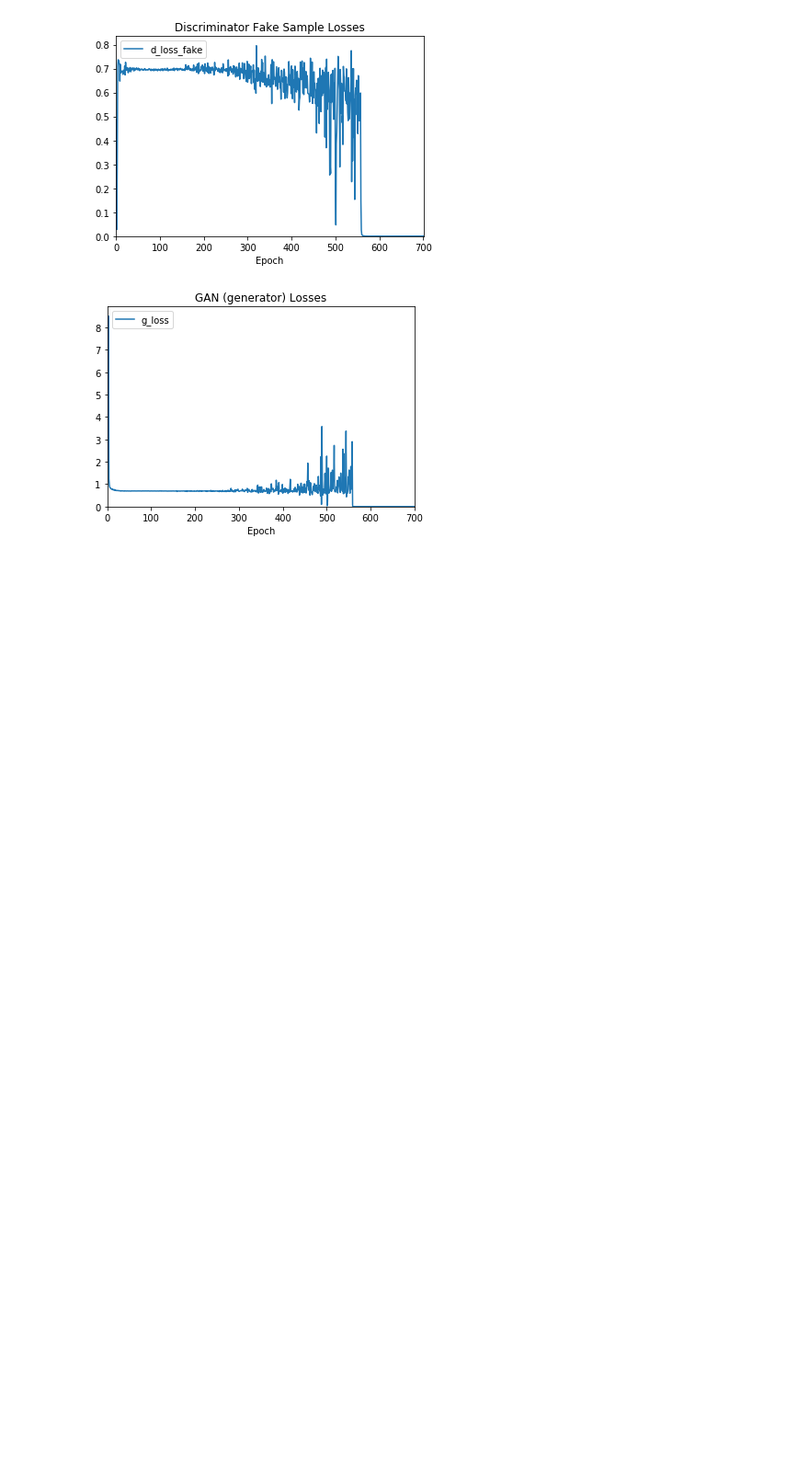
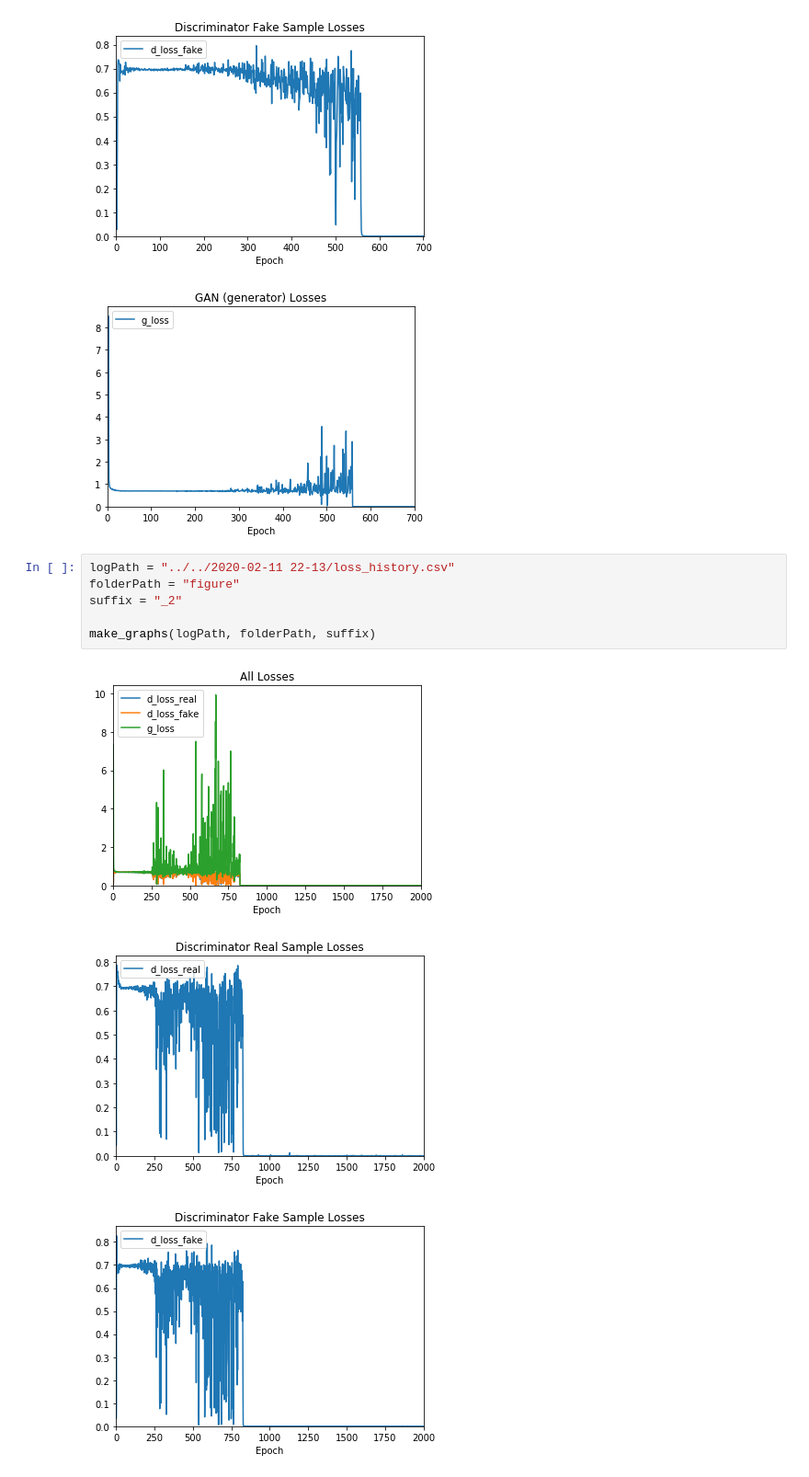
Before and after one commit to terrywang15/museG_dev, a Jupyter notebook: capstone-writing/capstone/03-findings graphing.ipynb, the cells around one changed output. Shown: that part at 92% size. Cells and saved outputs as stored; diff of their text form; blank space fills up the shorter version.

```diff
--- a/capstone-writing/capstone/03-findings graphing.ipynb
+++ b/capstone-writing/capstone/03-findings graphing.ipynb
@@ -70,3 +70,13 @@ make_graphs(logPath, folderPath, suffix)
 [figure]
 [figure]
 [figure]
+# %%
+logPath = "../../2020-02-11 22-13/loss_history.csv"
+folderPath = "figure"
+suffix = "_2"
+
+make_graphs(logPath, folderPath, suffix)
+# %% [output]
+[figure, added]
+[figure, added]
+[figure, added]
```
Also changed, not shown: parts of 5 cells of this notebook, 15 other files.
